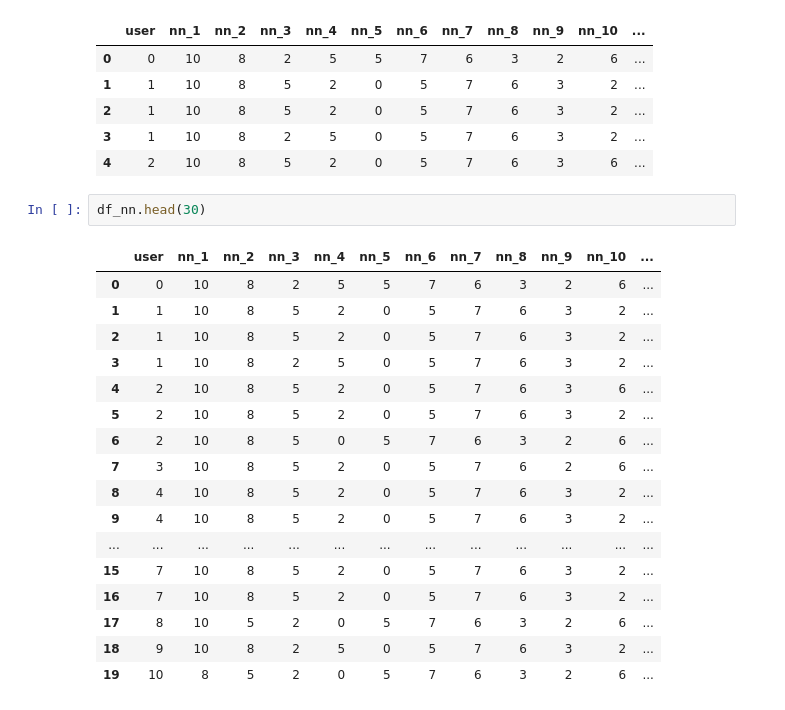
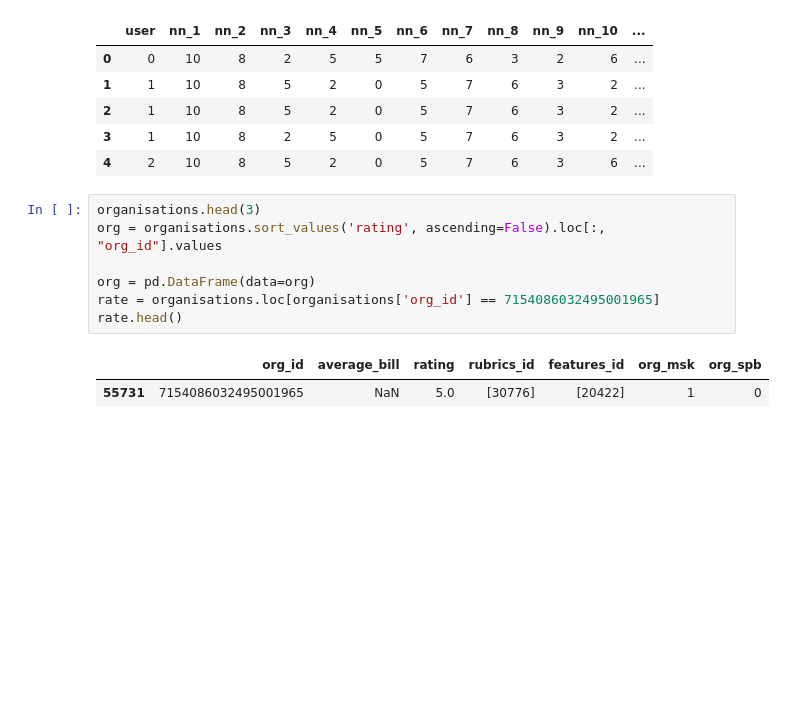
Before and after one commit to versus666jzx/ycup, a Jupyter notebook: ML_cup/main.ipynb, the cells around one changed output. Cells and saved outputs as stored; diff of their text form; blank space fills up the shorter version.

```diff
--- a/ML_cup/main.ipynb
+++ b/ML_cup/main.ipynb
@@ -193,23 +193,13 @@ df_nn.head(5)
 | 2 | 1 | 10 | 8 | 5 | 2 | 0 | 5 | 7 | 6 | 3 | 2 | ... |
 | 3 | 1 | 10 | 8 | 2 | 5 | 0 | 5 | 7 | 6 | 3 | 2 | ... |
 | 4 | 2 | 10 | 8 | 5 | 2 | 0 | 5 | 7 | 6 | 3 | 6 | ... |
-# %%
-df_nn.head(30)
-# %% [output]
-|  | user | nn_1 | nn_2 | nn_3 | nn_4 | nn_5 | nn_6 | nn_7 | nn_8 | nn_9 | nn_10 | ... |
-| 0 | 0 | 10 | 8 | 2 | 5 | 5 | 7 | 6 | 3 | 2 | 6 | ... |
-| 1 | 1 | 10 | 8 | 5 | 2 | 0 | 5 | 7 | 6 | 3 | 2 | ... |
-| 2 | 1 | 10 | 8 | 5 | 2 | 0 | 5 | 7 | 6 | 3 | 2 | ... |
-| 3 | 1 | 10 | 8 | 2 | 5 | 0 | 5 | 7 | 6 | 3 | 2 | ... |
-| 4 | 2 | 10 | 8 | 5 | 2 | 0 | 5 | 7 | 6 | 3 | 6 | ... |
-| 5 | 2 | 10 | 8 | 5 | 2 | 0 | 5 | 7 | 6 | 3 | 2 | ... |
-| 6 | 2 | 10 | 8 | 5 | 0 | 5 | 7 | 6 | 3 | 2 | 6 | ... |
-| 7 | 3 | 10 | 8 | 5 | 2 | 0 | 5 | 7 | 6 | 2 | 6 | ... |
-| 8 | 4 | 10 | 8 | 5 | 2 | 0 | 5 | 7 | 6 | 3 | 2 | ... |
-| 9 | 4 | 10 | 8 | 5 | 2 | 0 | 5 | 7 | 6 | 3 | 2 | ... |
-| ... | ... | ... | ... | ... | ... | ... | ... | ... | ... | ... | ... | ... |
-| 15 | 7 | 10 | 8 | 5 | 2 | 0 | 5 | 7 | 6 | 3 | 2 | ... |
-| 16 | 7 | 10 | 8 | 5 | 2 | 0 | 5 | 7 | 6 | 3 | 2 | ... |
-| 17 | 8 | 10 | 5 | 2 | 0 | 5 | 7 | 6 | 3 | 2 | 6 | ... |
-| 18 | 9 | 10 | 8 | 2 | 5 | 0 | 5 | 7 | 6 | 3 | 2 | ... |
-| 19 | 10 | 8 | 5 | 2 | 0 | 5 | 7 | 6 | 3 | 2 | 6 | ... |
+# %%
+organisations.head(3)
+org = organisations.sort_values('rating', ascending=False).loc[:, "org_id"].values
+
+org = pd.DataFrame(data=org)
+rate = organisations.loc[organisations['org_id'] == 7154086032495001965]
+rate.head()
+# %% [output]
+|  | org_id | average_bill | rating | rubrics_id | features_id | org_msk | org_spb |
+| 55731 | 7154086032495001965 | NaN | 5.0 | [30776] | [20422] | 1 | 0 |
```
